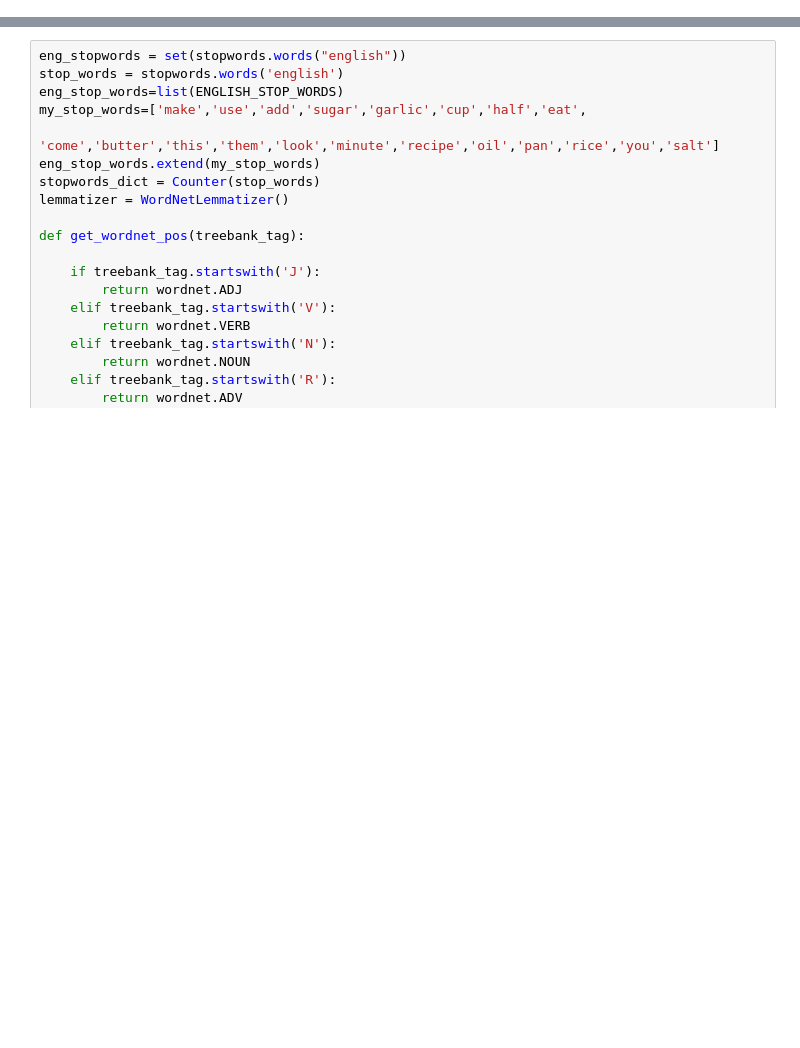
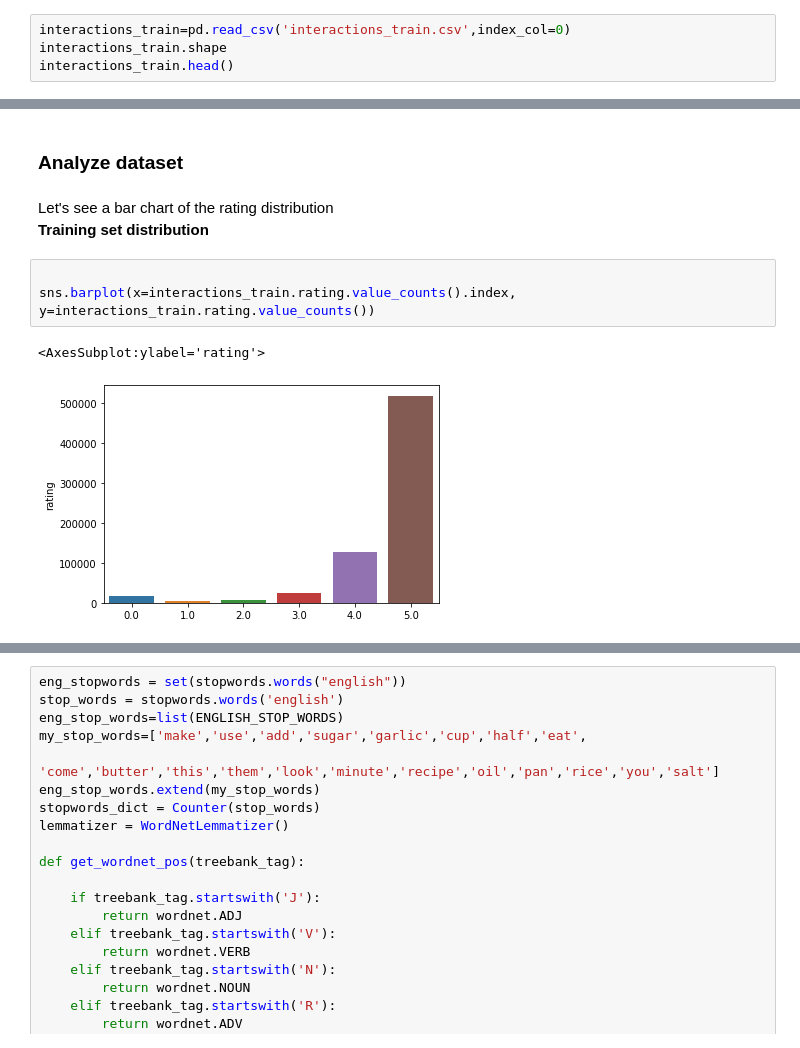
Before and after one commit to Adarsh3thy/RecipeRecommender, a Jupyter notebook: Reviews Sentiment Analysis.ipynb, the cells around one changed output, grey strips where cells are left out. Drawn from its saved outputs; the diff is of its cells as text; blank space fills up the shorter version.

```diff
--- a/Reviews Sentiment Analysis.ipynb
+++ b/Reviews Sentiment Analysis.ipynb
@@ -69,2 +55,6 @@ interactions.shape
 # %% [output]
 (1132367, 4)
+# %%
+interactions_train=pd.read_csv('interactions_train.csv',index_col=0)
+interactions_train.shape
+interactions_train.head()
@@ -70,0 +81,11 @@ interactions.shape
+# %% [markdown]
+<h3> Analyze dataset </h3>
+# %% [markdown]
+Let's see a bar chart of the rating distribution <br/>
+<b> Training set distribution </b>
+# %%
+
+sns.barplot(x=interactions_train.rating.value_counts().index, y=interactions_train.rating.value_counts())
+# %% [output]
+<AxesSubplot:ylabel='rating'>
+[figure, added]
```
Also changed, not shown: parts of 76 cells of this notebook, 2 other files.
